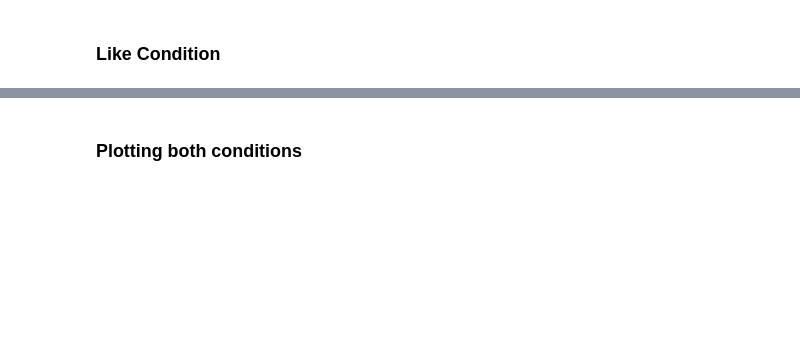
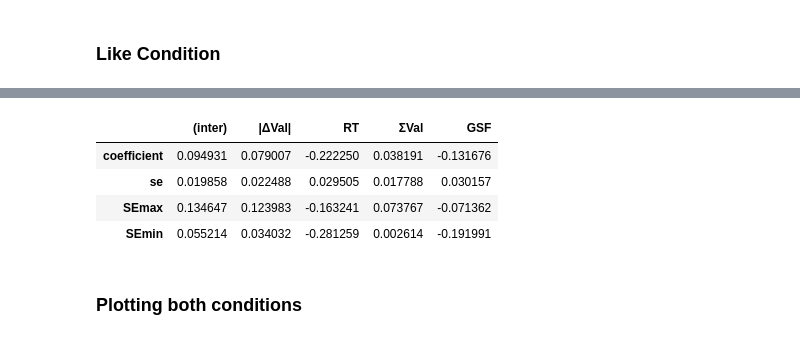
Before and after one commit to pradysepulveda/PF2019, a Jupyter notebook: PF2019_RegressionModelsT-test.ipynb, the cells around one changed output, grey strips where cells are left out. Saved outputs shown, nothing was run; the diff lists cells and outputs as text; code cells hidden in the pictures; blank space fills up the shorter version.

```diff
--- a/PF2019_RegressionModelsT-test.ipynb
+++ b/PF2019_RegressionModelsT-test.ipynb
@@ -792,21 +852,27 @@ coefs
 # %%
 %R -o coefs -o mix_Confidence_Like_model
 
 mix_Confidence_Like_model = mix_Confidence_Like_model[0]
 
 conf_table_exp1 = coefs
 conf_table_exp1
 
 #Generate table with paramters to later plot
-conf_table_exp1.columns = ['coefficient', 'se', 't', 'DF','CImax', 'CImin', 'p', 'p2' ]
+conf_table_exp1.columns = ['coefficient', 'se', 't' ]
 conf_table_exp1 = conf_table_exp1.iloc[:, 0:-1].copy(); conf_table_exp1.loc[:, 'SEmax'] = conf_table_exp1['coefficient'] + conf_table_exp1['se']*2
 conf_table_exp1.loc[:, 'SEmin'] = conf_table_exp1['coefficient'] - conf_table_exp1['se']*2
 conf_table_exp1 = conf_table_exp1.transpose()
-conf_table_exp1.columns = [ '|ΔVal|', 'RT', 'ΣVal','GSF']
-conf_table_exp1.loc['p'] = np.round(conf_table_exp1.loc['p'], 4)
-conf_table_exp1 = conf_table_exp1[['|ΔVal|','RT', 'ΣVal','GSF']]
+conf_table_exp1.columns = [ '(inter)','|ΔVal|', 'RT', 'ΣVal','GSF']
+#conf_table_exp1.loc['p'] = np.round(conf_table_exp1.loc['p'], 4)
+conf_table_exp1 = conf_table_exp1[['(inter)','|ΔVal|','RT', 'ΣVal','GSF']]
 conf_table_Like = conf_table_exp1
 conf_table_Like
+# %% [output]
+|  | (inter) | |ΔVal| | RT | ΣVal | GSF |
+| coefficient | 0.094931 | 0.079007 | -0.222250 | 0.038191 | -0.131676 |
+| se | 0.019858 | 0.022488 | 0.029505 | 0.017788 | 0.030157 |
+| SEmax | 0.134647 | 0.123983 | -0.163241 | 0.073767 | -0.071362 |
+| SEmin | 0.055214 | 0.034032 | -0.281259 | 0.002614 | -0.191991 |
 # %% [markdown]
 ### Plotting both conditions
 # %%
```
Also changed, not shown: parts of 22 cells of this notebook, 30 other files.
